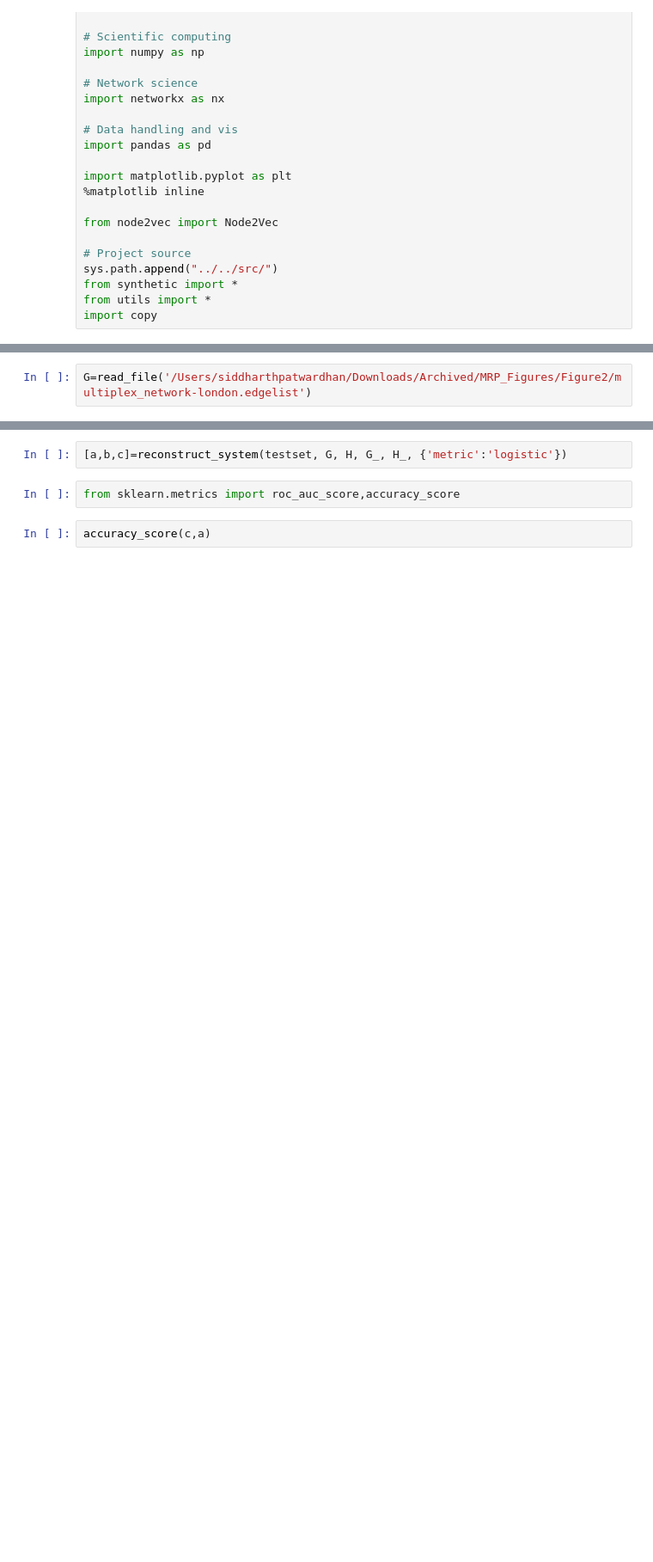
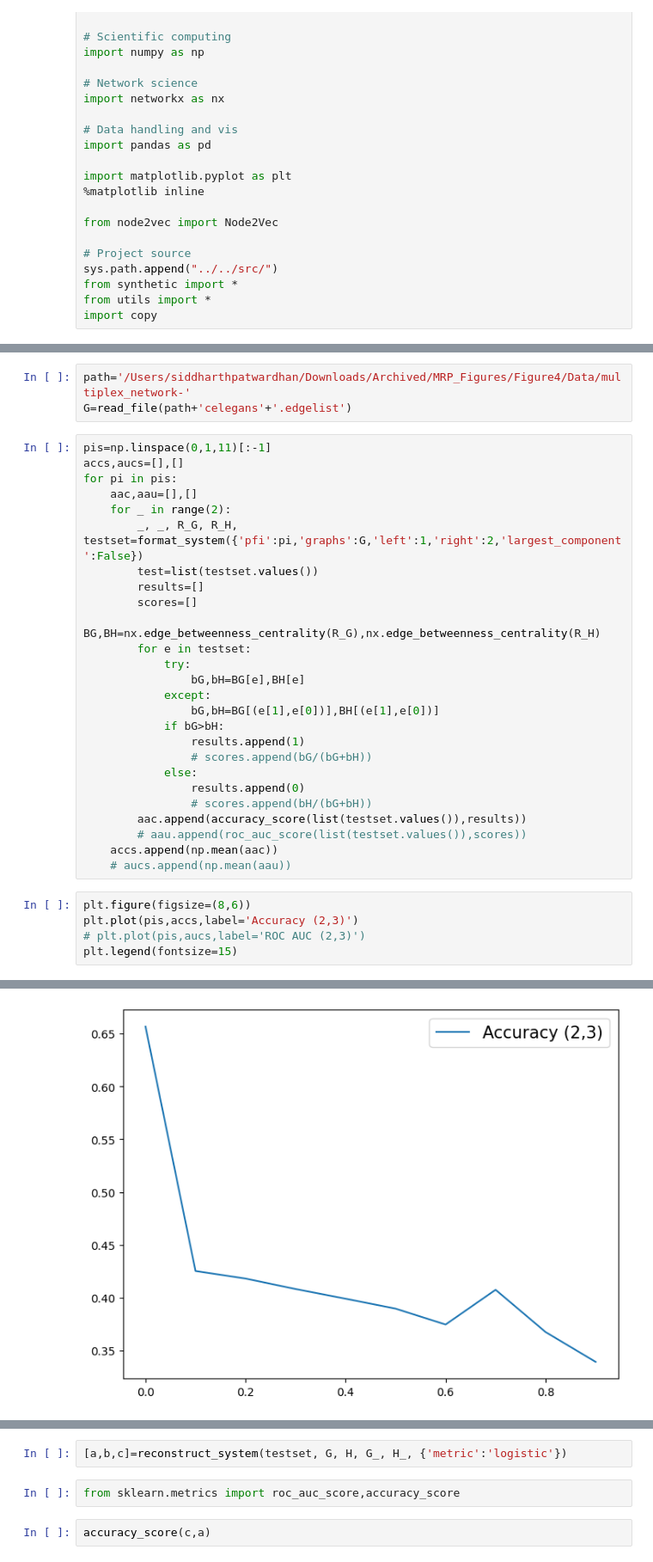
Before and after one commit to kaiser-dan/proj_naive-embedded-reconstruction, a Jupyter notebook: notebooks/ex/SP_n2v_Exp1.ipynb, the cells around one changed output, grey strips where cells are left out. Shown at 86% size. Cells and saved outputs as stored; diff of their text form; blank space fills up the shorter version.

```diff
--- a/notebooks/ex/SP_n2v_Exp1.ipynb
+++ b/notebooks/ex/SP_n2v_Exp1.ipynb
@@ -249,2 +315,35 @@ def set_parameters_LE(
 # %%
-G=read_file('/Users/siddharthpatwardhan/Downloads/Archived/MRP_Figures/Figure2/multiplex_network-london.edgelist')
+path='/Users/siddharthpatwardhan/Downloads/Archived/MRP_Figures/Figure4/Data/multiplex_network-'
+G=read_file(path+'celegans'+'.edgelist')
+# %%
+pis=np.linspace(0,1,11)[:-1]
+accs,aucs=[],[]
+for pi in pis:
+    aac,aau=[],[]
+    for _ in range(2):
+        _, _, R_G, R_H, testset=format_system({'pfi':pi,'graphs':G,'left':1,'right':2,'largest_component':False})
+        test=list(testset.values())
+        results=[]
+        scores=[]
+        BG,BH=nx.edge_betweenness_centrality(R_G),nx.edge_betweenness_centrality(R_H)
+        for e in testset:
+            try:
+                bG,bH=BG[e],BH[e]
+            except:
+                bG,bH=BG[(e[1],e[0])],BH[(e[1],e[0])]
+            if bG>bH:
+                results.append(1)
+                # scores.append(bG/(bG+bH))
+            else:
+                results.append(0)
+                # scores.append(bH/(bG+bH))
+        aac.append(accuracy_score(list(testset.values()),results))
+        # aau.append(roc_auc_score(list(testset.values()),scores))
+    accs.append(np.mean(aac))
+    # aucs.append(np.mean(aau))
+# %%
+plt.figure(figsize=(8,6))
+plt.plot(pis,accs,label='Accuracy (2,3)')
+# plt.plot(pis,aucs,label='ROC AUC (2,3)')
+plt.legend(fontsize=15)
+# %% [output]
@@ -251 +351,2 @@ G=read_file('/Users/siddharthpatwardhan/Downloads/Archived/MRP_Figures/Figure2/m
+[figure, added]
 # %%
```
Also changed, not shown: parts of 19 cells of this notebook.
